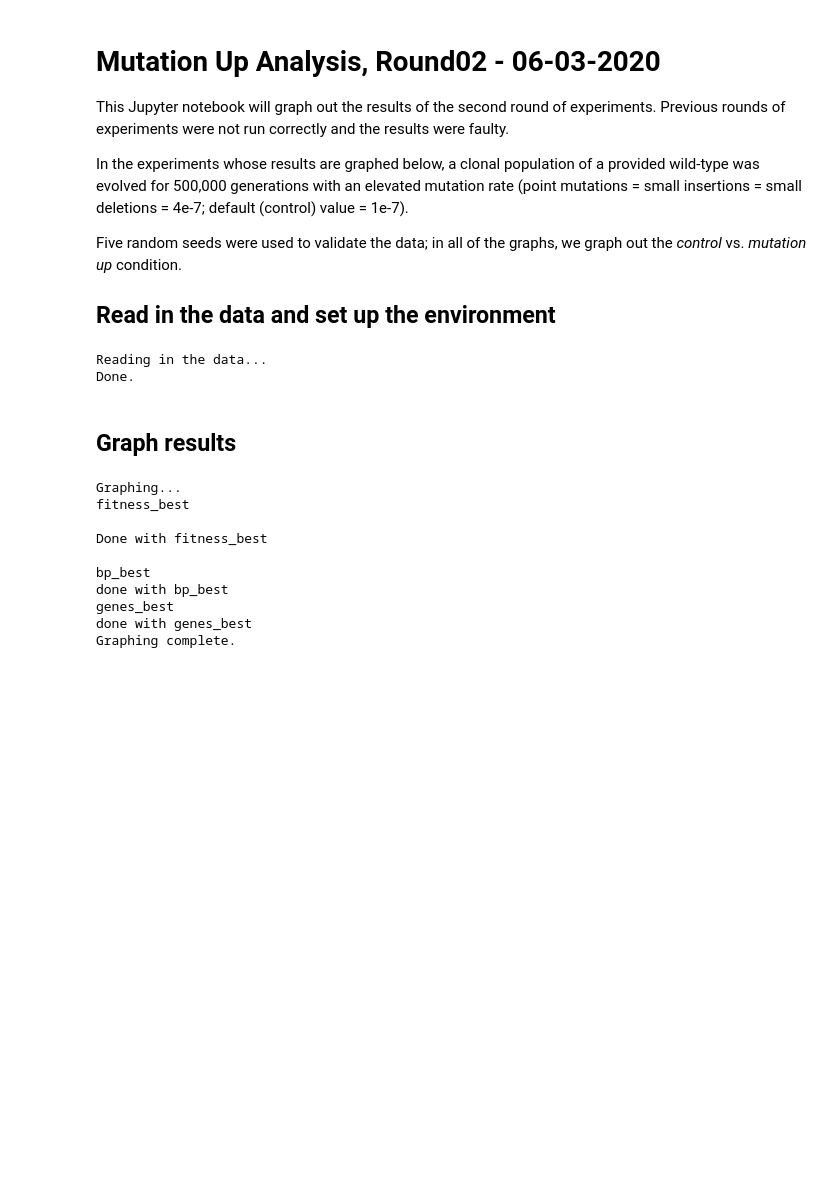
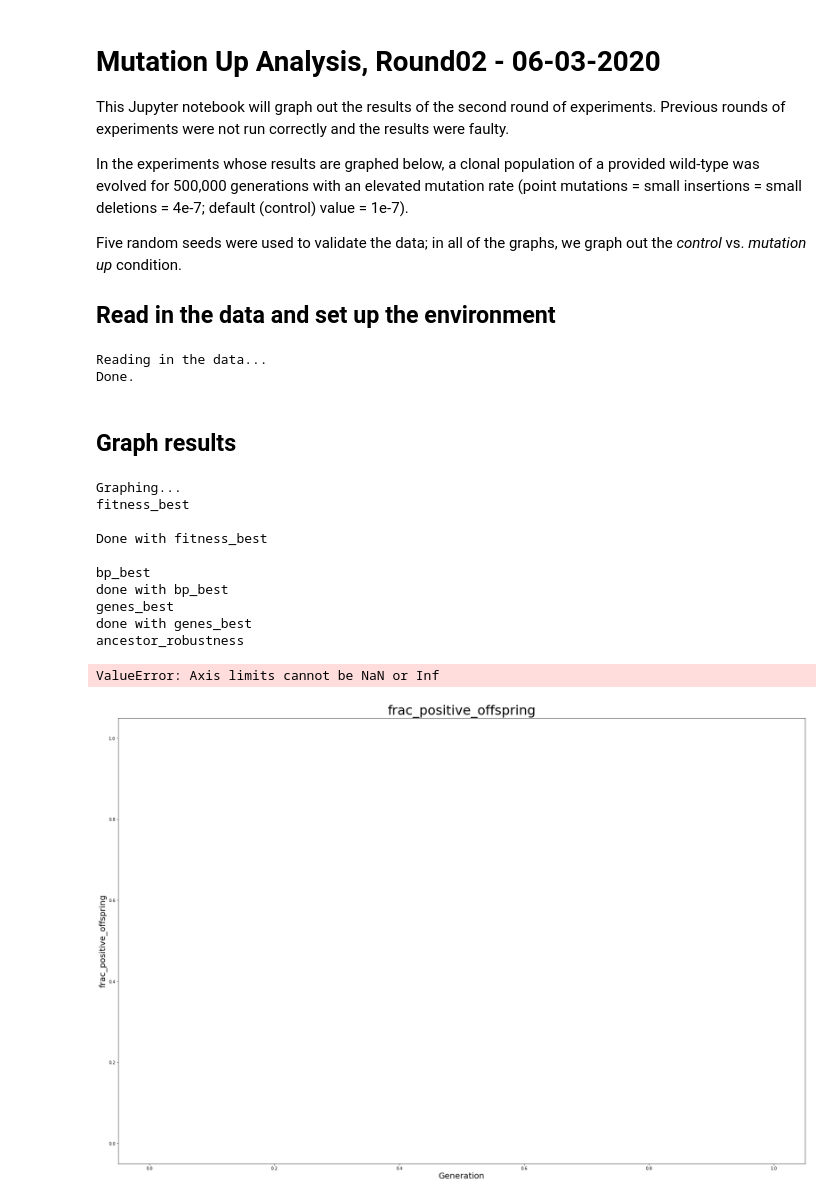
Before and after one commit to davisbk/thesis, a Jupyter notebook: Jupyter_Notebooks/Condition_Analysis/Mutation_Up_Analysis_06-03-2020.ipynb, the cells around one changed output. Saved outputs shown, nothing was run; the diff lists cells and outputs as text; code cells hidden in the pictures; blank space fills up the shorter version.

```diff
--- a/Jupyter_Notebooks/Condition_Analysis/Mutation_Up_Analysis_06-03-2020.ipynb
+++ b/Jupyter_Notebooks/Condition_Analysis/Mutation_Up_Analysis_06-03-2020.ipynb
@@ -279,31 +283,53 @@ for col_header in genes_best_names:
 
         # seed03 mutation up
         df_tmp8 = df_seed03_mutation_up_genes_best[['generation', col_header]].copy().rolling(WINDOW_SIZE).mean()
         df_tmp8.plot(x='generation', y=col_header, linestyle='dashed', label="seed03_mutation_up", ax=ax_genes_best)
 
         # seed04 mutation up
         #df_tmp9 = df_seed04_mutation_up_genes_best[['generation', col_header]].copy().rolling(WINDOW_SIZE).mean()
         #df_tmp9.plot(x='generation', y=col_header, linestyle='dashed', label="seed04_mutation_up", ax=ax_genes_best)
 
         # seed05 mutation up
         #df_tmp10 = df_seed05_mutation_up_genes_best[['generation', col_header]].copy().rolling(WINDOW_SIZE).mean()
         #df_tmp10.plot(x='generation', y=col_header, linestyle='dashed', label="seed05_mutation_up", ax=ax_genes_best)
 
         # Save the figure
         fig_genes_best.savefig(OUTPUT_ROOT_DIR + "genes_best//genes_best_"+col_header+".png")
 
 del df_tmp1, df_tmp2, df_tmp6, df_tmp7
 plt.close('all')
 print("done with genes_best")
+
+print("ancestor_robustness")
+robustness_names = ['generation', 'frac_positive_offspring', 'frac_neutral_offspring', 'frac_neutral_mutants', 'frac_negative_offspring', 'cumul_delta-gap_positive_offspring', 'cumul_delta-gap_negative_offspring', 'delta-gap_best_offspring', 'delta-gap_worst_offspring', 'cumul_delta-fitness_positive_offspring', 'cumul_delta-fitness_negative_offspring', 'delta-fitness_best_offspring', 'delta-fitness_worst_offspring']
+
+for col_header in robustness_names:
+    if col_header == "generation":
+        continue
+    else:
+        # CREATE A NEW FIGURE
+        fig_ancestor_robustness = plt.figure(figsize=(30,20))
+        ax_ancestor_robustness = fig_ancestor_robustness.add_subplot(111)
+        ax_ancestor_robustness.set_title(col_header, fontsize=32)
+        ax_ancestor_robustness.set_xlabel("Generation", fontsize=20)
+        ax_ancestor_robustness.set_ylabel(col_header, fontsize=20)
+
+        df_tmp1 = df_seed01_control_robustness[['generation', col_header]].copy().rolling(WINDOW_SIZE).mean()
+        df_tmp1.plot(x='generation', y=col_header, label='seed01_control', ax=ax_ancestor_robustness)
+
+        # Save the figure
+        fig_ancestor_robustness.savefig(OUTPUT_ROOT_DIR + "robustness//robustness_"+col_header+".png")
 print("Graphing complete.")
 # %% [output]
 Graphing...
 fitness_best
 
 Done with fitness_best
 
 bp_best
 done with bp_best
 genes_best
 done with genes_best
-Graphing complete.
+ancestor_robustness
+ValueError: Axis limits cannot be NaN or Inf
+[figure, added]
```
Also changed, not shown: parts of 1 cell of this notebook, 1 other file.
